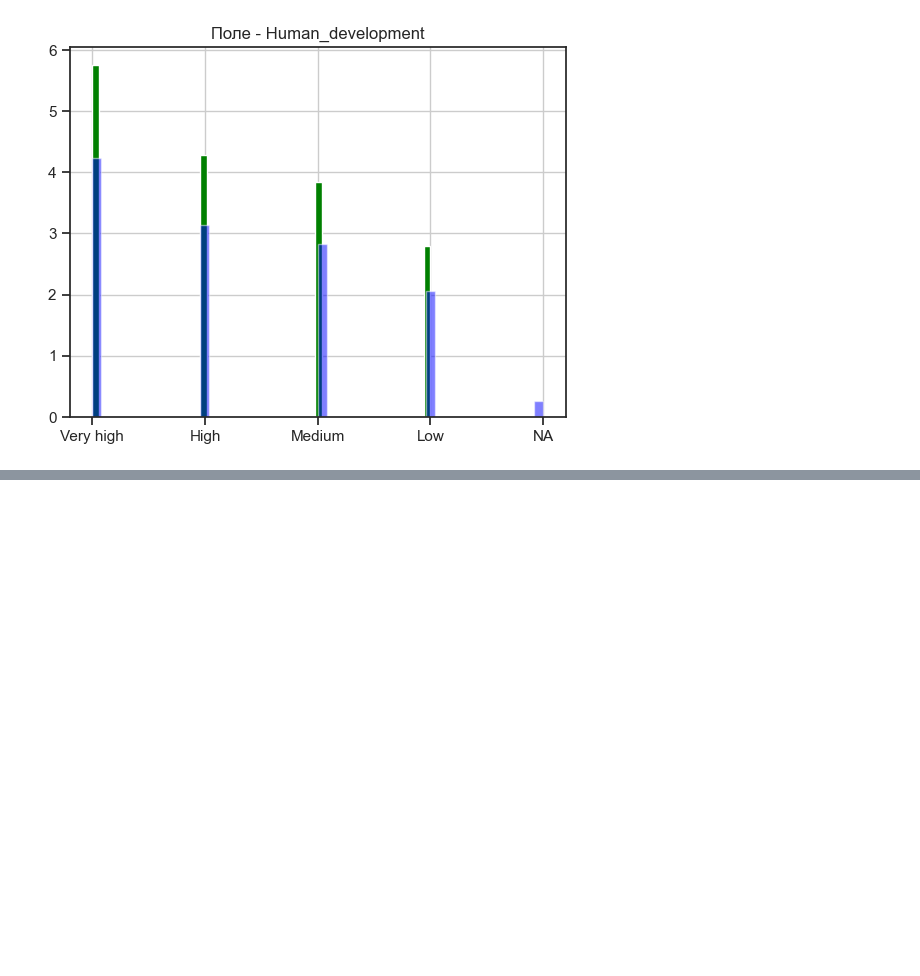
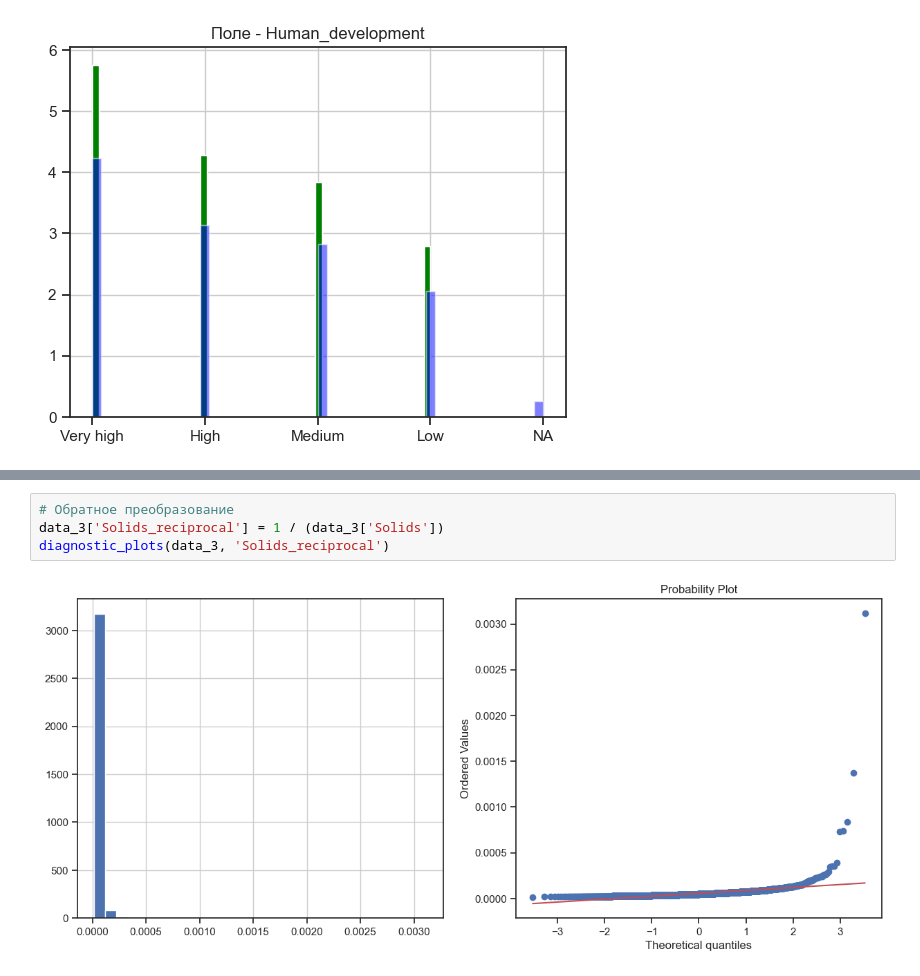
Before and after one commit to EvseyKI/iu5_ml_course, a Jupyter notebook: lab2_feature processing_part1/2_lab_Kirichkov_IU5-22M.ipynb, the cells around one changed output, grey strips where cells are left out. Drawn from its saved outputs; the diff is of its cells as text; blank space fills up the shorter version.

```diff
--- a/lab2_feature processing_part1/2_lab_Kirichkov_IU5-22M.ipynb
+++ b/lab2_feature processing_part1/2_lab_Kirichkov_IU5-22M.ipynb
@@ -197,0 +339,6 @@ plot_hist_diff(data, data_cat_na, 'Human_development')
+# %%
+# Обратное преобразование
+data_3['Solids_reciprocal'] = 1 / (data_3['Solids'])
+diagnostic_plots(data_3, 'Solids_reciprocal')
+# %% [output]
+[figure, added]
```
Also changed, not shown: parts of 33 cells of this notebook, 1 other file.
